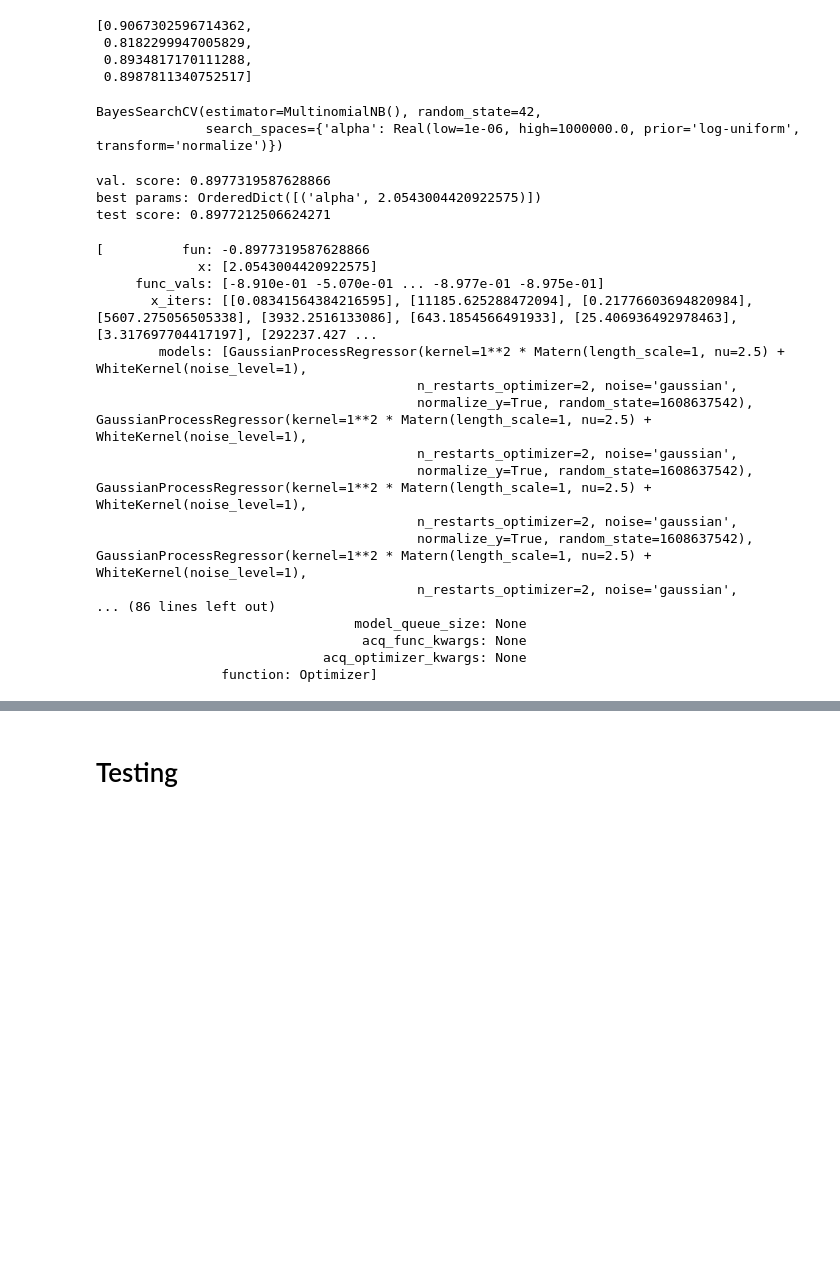
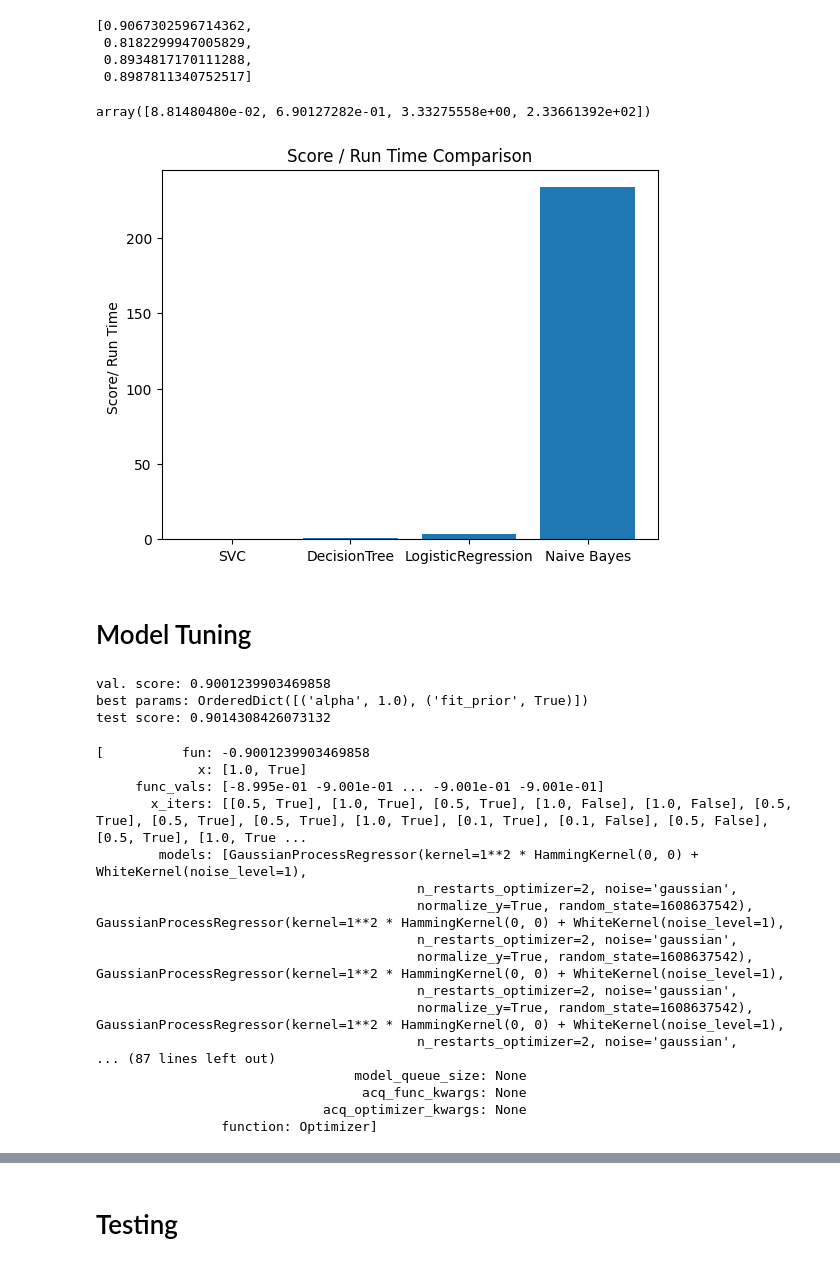
Before and after one commit to uguratli/Hepsiburada-Sentiment-analysis, a Jupyter notebook: nlp_hepsiburada.ipynb, the cells around one changed output, grey strips where cells are left out. Cells and saved outputs as stored; diff of their text form; code cells hidden in the pictures; blank space fills up the shorter version.

```diff
--- a/nlp_hepsiburada.ipynb
+++ b/nlp_hepsiburada.ipynb
@@ -376,13 +371,16 @@ model_scores
  0.8182299947005829,
  0.8934817170111288,
  0.8987811340752517]
-# %%
-# For MultinomialNB, alpha is 1.0 by default.
-opt = BayesSearchCV(
-    MultinomialNB(),
-    {'alpha': Real(1e-6, 1e+6, prior='log-uniform')},
-    random_state=42)
-opt.fit(train_x_vector, train_y)
-# %% [output]
-BayesSearchCV(estimator=MultinomialNB(), random_state=42,
-              search_spaces={'alpha': Real(low=1e-06, high=1000000.0, prior='log-uniform', transform='normalize')})
+# %%
+model_st = np.array(model_scores) / np.array(run_times)
+model_st
+# %% [output]
+array([8.81480480e-02, 6.90127282e-01, 3.33275558e+00, 2.33661392e+02])
+# %%
+plt.bar(models, model_st);
+plt.ylabel("Score/ Run Time ");
+plt.title("Score / Run Time Comparison");
+# %% [output]
+[figure, added]
+# %% [markdown]
+# Model Tuning
@@ -389,27 +392,33 @@ BayesSearchCV(estimator=MultinomialNB(), random_state=42,
 # %%
-print("val. score: %s" % opt.best_score_)
-print("best params: %s" % opt.best_params_)
-print("test score: %s" % opt.score(test_x_vector, test_y))
+search_cv = BayesSearchCV(estimator=MultinomialNB(),
+                            search_spaces=param_grid,
+                            cv=10,
+                            scoring='accuracy',
+                            random_state=42)
+search_cv.fit(train_x_vector, train_y);
+print("val. score: %s" % search_cv.best_score_)
+print("best params: %s" % search_cv.best_params_)
+print("test score: %s" % search_cv.score(test_x_vector, test_y))
 # %% [output]
-val. score: 0.8977319587628866
-best params: OrderedDict([('alpha', 2.0543004420922575)])
-test score: 0.8977212506624271
+val. score: 0.9001239903469858
+best params: OrderedDict([('alpha', 1.0), ('fit_prior', True)])
+test score: 0.9014308426073132
 # %%
-opt.optimizer_results_
+search_cv.optimizer_results_
 # %% [output]
-[          fun: -0.8977319587628866
-             x: [2.0543004420922575]
-     func_vals: [-8.910e-01 -5.070e-01 ... -8.977e-01 -8.975e-01]
-       x_iters: [[0.08341564384216595], [11185.625288472094], [0.21776603694820984], [5607.275056505338], [3932.2516133086], [643.1854566491933], [25.406936492978463], [3.317697704417197], [292237.427 ...
-        models: [GaussianProcessRegressor(kernel=1**2 * Matern(length_scale=1, nu=2.5) + WhiteKernel(noise_level=1),
+[          fun: -0.9001239903469858
+             x: [1.0, True]
+     func_vals: [-8.995e-01 -9.001e-01 ... -9.001e-01 -9.001e-01]
+       x_iters: [[0.5, True], [1.0, True], [0.5, True], [1.0, False], [1.0, False], [0.5, True], [0.5, True], [0.5, True], [1.0, True], [0.1, True], [0.1, False], [0.5, False], [0.5, True], [1.0, True ...
+        models: [GaussianProcessRegressor(kernel=1**2 * HammingKernel(0, 0) + WhiteKernel(noise_level=1),
                                          n_restarts_optimizer=2, noise='gaussian',
-                                         normalize_y=True, random_state=1608637542), GaussianProcessRegressor(kernel=1**2 * Matern(length_scale=1, nu=2.5) + WhiteKernel(noise_level=1),
+                                         normalize_y=True, random_state=1608637542), GaussianProcessRegressor(kernel=1**2 * HammingKernel(0, 0) + WhiteKernel(noise_level=1),
                                          n_restarts_optimizer=2, noise='gaussian',
-                                         normalize_y=True, random_state=1608637542), GaussianProcessRegressor(kernel=1**2 * Matern(length_scale=1, nu=2.5) + WhiteKernel(noise_level=1),
+                                         normalize_y=True, random_state=1608637542), GaussianProcessRegressor(kernel=1**2 * HammingKernel(0, 0) + WhiteKernel(noise_level=1),
                                          n_restarts_optimizer=2, noise='gaussian',
-                                         normalize_y=True, random_state=1608637542), GaussianProcessRegressor(kernel=1**2 * Matern(length_scale=1, nu=2.5) + WhiteKernel(noise_level=1),
+                                         normalize_y=True, random_state=1608637542), GaussianProcessRegressor(kernel=1**2 * HammingKernel(0, 0) + WhiteKernel(noise_level=1),
                                          n_restarts_optimizer=2, noise='gaussian',
-... (86 lines left out)
+... (87 lines left out)
                                  model_queue_size: None
                                   acq_func_kwargs: None
                              acq_optimizer_kwargs: None
```
Also changed, not shown: parts of 8 cells of this notebook.
